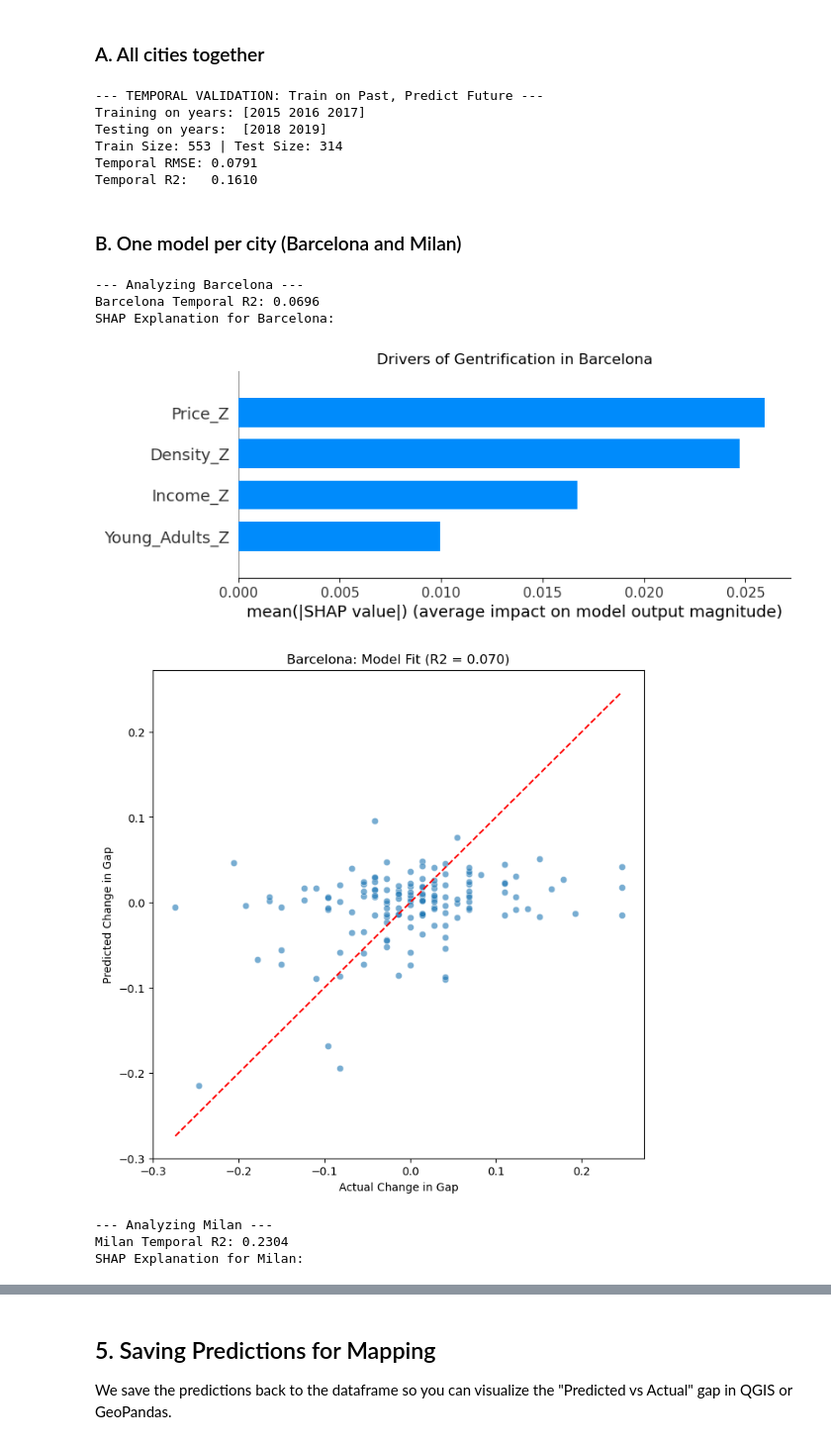
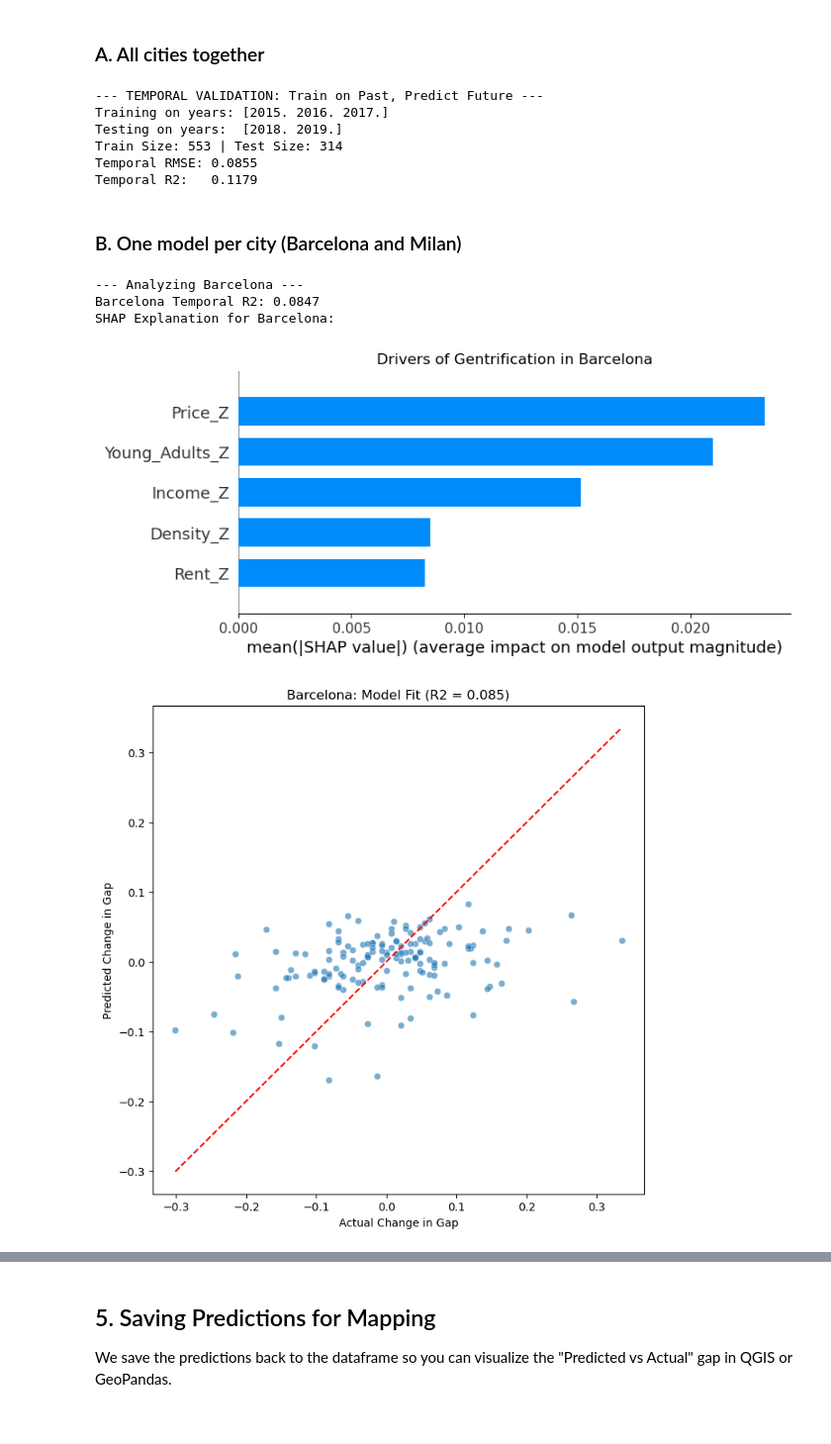
Before and after one commit to Androm3d/DALAS-gentrification-analysis, a Jupyter notebook: notebooks/RFandSHAP.ipynb, the cells around one changed output, grey strips where cells are left out. Shown at 99% size. Saved outputs shown, nothing was run; the diff lists cells and outputs as text; code cells hidden in the pictures.

```diff
--- a/notebooks/RFandSHAP.ipynb
+++ b/notebooks/RFandSHAP.ipynb
@@ -19,7 +19,7 @@ import shap
 
 # Configuration
 INPUT_PATH = "../data/processed/modeling_dataframe_universal.csv"
-RANDOM_STATE = 42
+RANDOM_STATE = 1
 
 # Load Data
 df = pd.read_csv(INPUT_PATH)
@@ -52,7 +52,8 @@ features = [
     'Income_Z',
     'Density_Z',
     # 'Education_Z', Milan missing education for now
-    'Young_Adults_Z'
+    'Young_Adults_Z',
+    'Rent_Z'
 ]
 target = 'Target_Delta_Gap'
 meta_cols = ['NIL', 'Anno', 'city']
@@ -142,20 +149,20 @@ Now we train the model on **all available data** to understand the universal dri
 X_full = model_df[features]
 y_full = model_df[target]
 
-
+'''
 print("--- Starting Hyperparameter Tuning (Grid Search) ---")
 
 # 1. Define the "Grid" of options to test
 param_grid = {
-    'n_estimators': [50, 100, 200],      # Number of trees
-    'max_depth': [5, 10, 15, None],      # How deep the trees can grow (None = infinite)
-    'min_samples_leaf': [1, 2, 4],       # Minimum rows in a leaf (Higher = reduces overfitting)
-    'max_features': ['sqrt', 'log2']     # How many features to consider at each split
+    'n_estimators': [50],# [50, 100, 200],      # Number of trees
+    'max_depth': [5],# [5, 10, 15, None],      # How deep the trees can grow (None = infinite)
+    'min_samples_leaf': [4],# [1, 2, 4],       # Minimum rows in a leaf (Higher = reduces overfitting)
+    'max_features': ['sqrt']# ['sqrt', 'log2']     # How many features to consider at each split
 }
 
 # 2. Setup the Search
 # We use 5-fold Cross Validation (cv=5) to ensure stability
-rf_base = RandomForestRegressor(random_state=42)
+rf_base = RandomForestRegressor(random_state=1)
 
 grid_search = GridSearchCV(
     estimator=rf_base,
@@ -175,9 +182,15 @@ best_params = grid_search.best_params_
 print(f"\n✅ Best Parameters Found: {best_params}")
 print(f"Best CV R2 Score: {grid_search.best_score_:.4f}")
 
+
 # 5. Update your "Final Model" to use these winners automatically
 final_model = grid_search.best_estimator_
 print("Updated 'final_model' to use these optimized parameters.")
+
+'''
+
+final_model = RandomForestRegressor(n_estimators=100, max_depth=10, random_state=1)
+final_model.fit(X_full, y_full)
 
 # Initialize SHAP Explainer
 # TreeExplainer is optimized for Random Forests
@@ -267,7 +273,7 @@ y_train_t = train_time[target]
 X_test_t = test_time[features]
 y_test_t = test_time[target]
 
-rf_time = RandomForestRegressor(n_estimators=100, max_depth=10, random_state=42)
+rf_time = RandomForestRegressor(n_estimators=100, max_depth=10, random_state=1)
 rf_time.fit(X_train_t, y_train_t)
 
 # 3. Evaluate
@@ -288,11 +294,11 @@ test_time['Error'] = test_time['Predicted_Gap_Change'] - test_time['Target_Delta
 test_time.to_csv("../data/processed/temporal_predictions_2018_2019.csv", index=False)
 # %% [output]
 --- TEMPORAL VALIDATION: Train on Past, Predict Future ---
-Training on years: [2015 2016 2017]
-Testing on years:  [2018 2019]
+Training on years: [2015. 2016. 2017.]
+Testing on years:  [2018. 2019.]
 Train Size: 553 | Test Size: 314
-Temporal RMSE: 0.0791
-Temporal R2:   0.1610
+Temporal RMSE: 0.0855
+Temporal R2:   0.1179
 # %% [markdown]
 ### B. One model per city (Barcelona and Milan)
 # %%
@@ -300,7 +306,7 @@ Temporal R2:   0.1610
 
 # List of cities that have enough history   for temporal split
 # (Paris is excluded because it only has one window)
-cities_with_history = ['Barcelona', 'Milan']
+cities_with_history = ['Barcelona'] # Only test with Barcelona for now
 
 for city in cities_with_history:
     print(f"\n--- Analyzing {city} ---")
@@ -327,36 +333,33 @@ for city in cities_with_history:
 
     # 4. Evaluate
     y_pred = rf_local.predict(X_test)
     r2 = r2_score(y_test, y_pred)
     rmse = np.sqrt(mean_squared_error(y_test, y_pred))
 
     print(f"{city} Temporal R2: {r2:.4f}")
 
     # 5. Explain (SHAP) - What drives THIS city?
     # This is great for the report: "In BCN, Price matters most. In Milan, Density matters most?"
     explainer = shap.TreeExplainer(rf_local)
     shap_values = explainer.shap_values(X_train)
     print(f"SHAP Explanation for {city}:")
 
     plt.figure(figsize=(6, 4))
     shap.summary_plot(shap_values, X_train, plot_type="bar", show=False)
     plt.title(f"Drivers of Gentrification in {city}")
     plt.show()
 
         # Run this after your Barcelona validation loop
     plt.figure(figsize=(8, 8))
     sns.scatterplot(x=y_test, y=y_pred, alpha=0.6)
     plt.plot([y_test.min(), y_test.max()], [y_test.min(), y_test.max()], 'r--') # Perfect fit line
     plt.xlabel("Actual Change in Gap")
     plt.ylabel("Predicted Change in Gap")
     plt.title(f"Barcelona: Model Fit (R2 = {r2:.3f})")
     plt.show()
 # %% [output]
 --- Analyzing Barcelona ---
-Barcelona Temporal R2: 0.0696
+Barcelona Temporal R2: 0.0847
 SHAP Explanation for Barcelona:
-[figure, old version]
+[figure, new version]
-[figure, old version]
+[figure, new version]
---- Analyzing Milan ---
-Milan Temporal R2: 0.2304
-SHAP Explanation for Milan:
```
Also changed, not shown: parts of 8 cells of this notebook, 8 other files.
